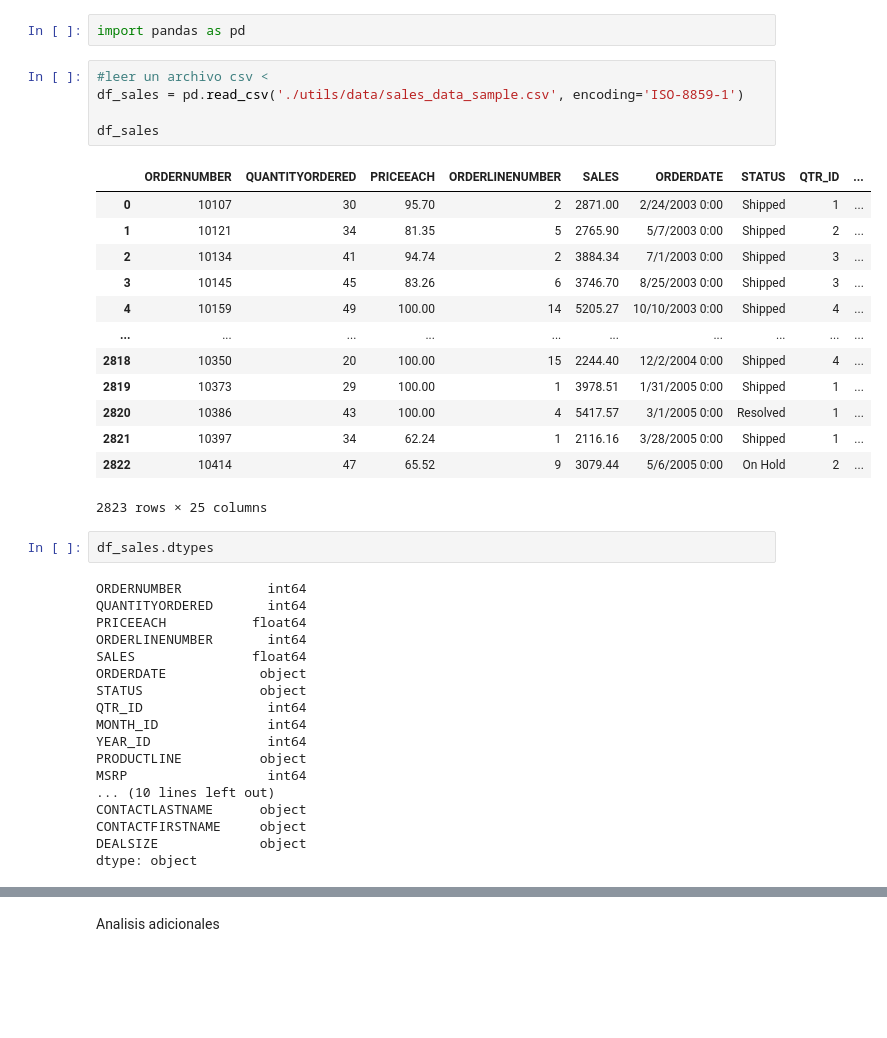
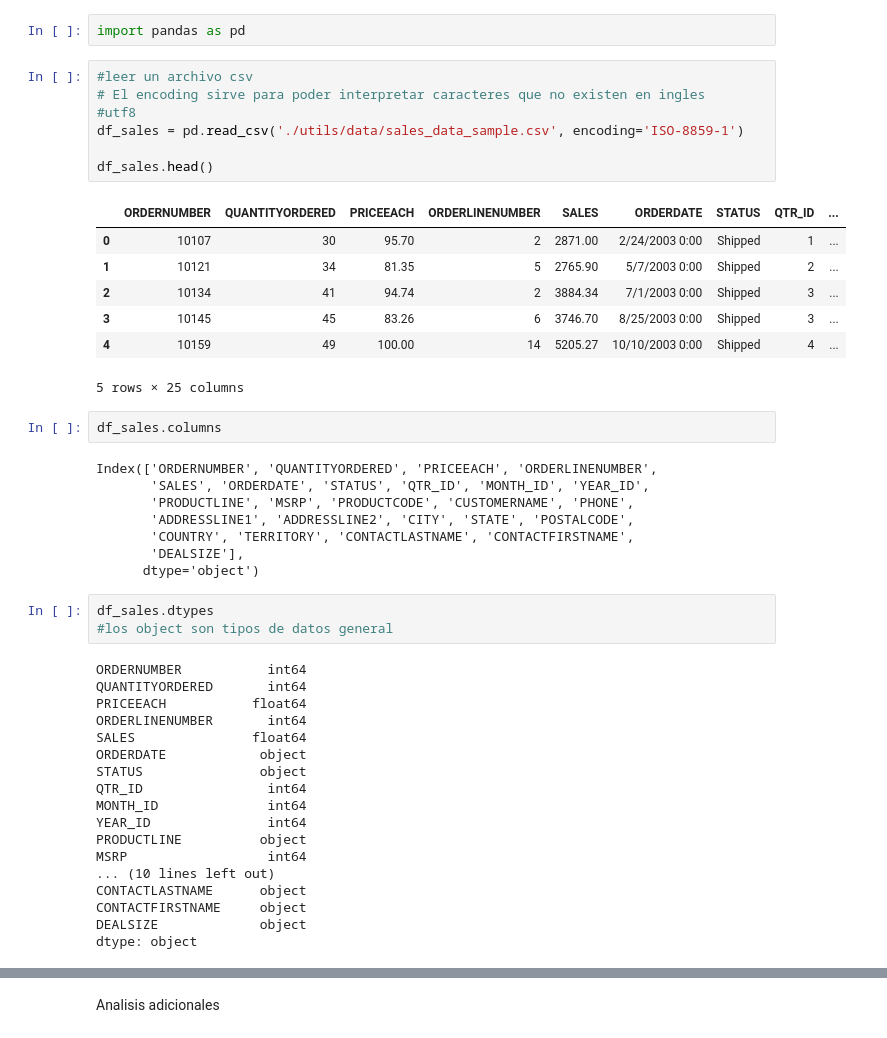
Before and after one commit to andrei-galed/AnalisisDeDatos, a Jupyter notebook: Sesion3/Analisis pandas.ipynb, the cells around one changed output, grey strips where cells are left out. Saved outputs shown, nothing was run; the diff lists cells and outputs as text; blank space fills up the shorter version.

```diff
--- a/Sesion3/Analisis pandas.ipynb
+++ b/Sesion3/Analisis pandas.ipynb
@@ -1,26 +1,33 @@
 # %%
 import pandas as pd
 # %%
-#leer un archivo csv <
+#leer un archivo csv
+# El encoding sirve para poder interpretar caracteres que no existen en ingles
+#utf8
 df_sales = pd.read_csv('./utils/data/sales_data_sample.csv', encoding='ISO-8859-1')
 
-df_sales
+df_sales.head()
 # %% [output]
 |  | ORDERNUMBER | QUANTITYORDERED | PRICEEACH | ORDERLINENUMBER | SALES | ORDERDATE | STATUS | QTR_ID | ... |
 | 0 | 10107 | 30 | 95.70 | 2 | 2871.00 | 2/24/2003 0:00 | Shipped | 1 | ... |
 | 1 | 10121 | 34 | 81.35 | 5 | 2765.90 | 5/7/2003 0:00 | Shipped | 2 | ... |
 | 2 | 10134 | 41 | 94.74 | 2 | 3884.34 | 7/1/2003 0:00 | Shipped | 3 | ... |
 | 3 | 10145 | 45 | 83.26 | 6 | 3746.70 | 8/25/2003 0:00 | Shipped | 3 | ... |
 | 4 | 10159 | 49 | 100.00 | 14 | 5205.27 | 10/10/2003 0:00 | Shipped | 4 | ... |
-| ... | ... | ... | ... | ... | ... | ... | ... | ... | ... |
-| 2818 | 10350 | 20 | 100.00 | 15 | 2244.40 | 12/2/2004 0:00 | Shipped | 4 | ... |
-| 2819 | 10373 | 29 | 100.00 | 1 | 3978.51 | 1/31/2005 0:00 | Shipped | 1 | ... |
-| 2820 | 10386 | 43 | 100.00 | 4 | 5417.57 | 3/1/2005 0:00 | Resolved | 1 | ... |
-| 2821 | 10397 | 34 | 62.24 | 1 | 2116.16 | 3/28/2005 0:00 | Shipped | 1 | ... |
-| 2822 | 10414 | 47 | 65.52 | 9 | 3079.44 | 5/6/2005 0:00 | On Hold | 2 | ... |
-2823 rows × 25 columns
+5 rows × 25 columns
+# %%
+df_sales.columns
+# %% [output]
+Index(['ORDERNUMBER', 'QUANTITYORDERED', 'PRICEEACH', 'ORDERLINENUMBER',
+       'SALES', 'ORDERDATE', 'STATUS', 'QTR_ID', 'MONTH_ID', 'YEAR_ID',
+       'PRODUCTLINE', 'MSRP', 'PRODUCTCODE', 'CUSTOMERNAME', 'PHONE',
+       'ADDRESSLINE1', 'ADDRESSLINE2', 'CITY', 'STATE', 'POSTALCODE',
+       'COUNTRY', 'TERRITORY', 'CONTACTLASTNAME', 'CONTACTFIRSTNAME',
+       'DEALSIZE'],
+      dtype='object')
 # %%
 df_sales.dtypes
+#los object son tipos de datos general
 # %% [output]
 ORDERNUMBER           int64
 QUANTITYORDERED       int64
```
Also changed, not shown: parts of 8 cells of this notebook.
